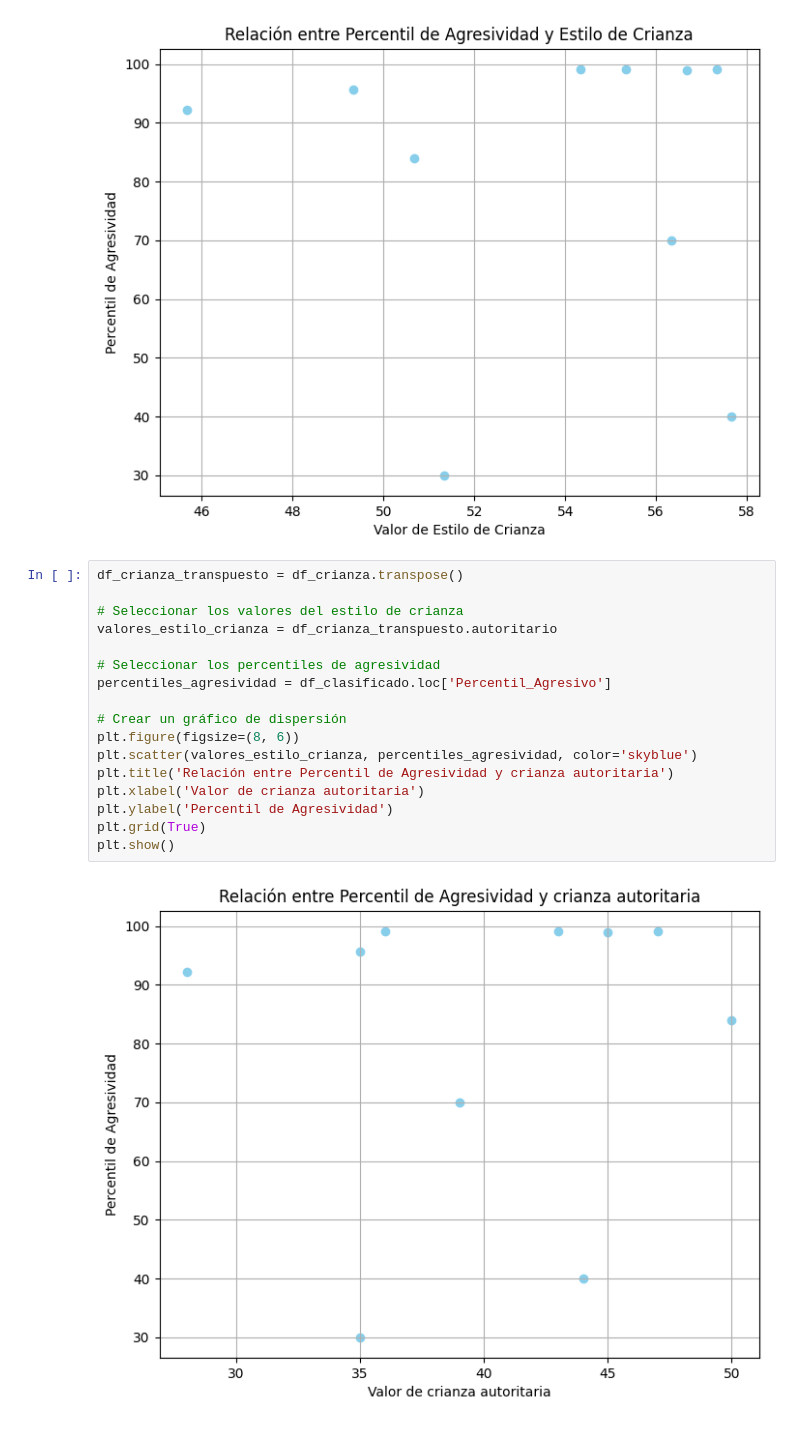
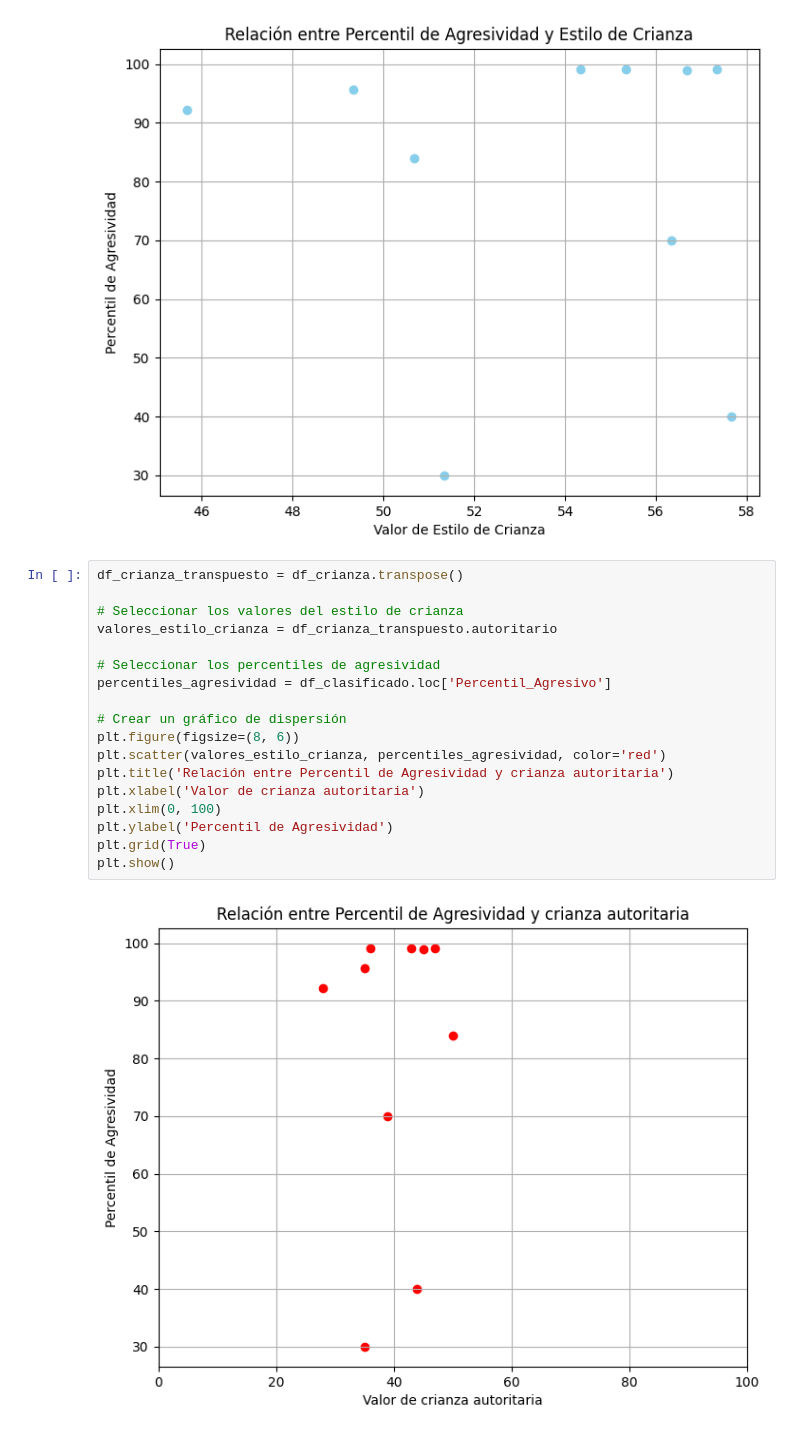
Before and after one commit to EmilDey/raulcabs, a Jupyter notebook: encuestas_CAB.ipynb, the cells around one changed output. Drawn from its saved outputs; the diff is of its cells as text.

Commit message:
colores

```diff
--- a/encuestas_CAB.ipynb
+++ b/encuestas_CAB.ipynb
@@ -455,22 +425,23 @@ plt.show()
 # %%
 df_crianza_transpuesto = df_crianza.transpose()
 
 # Seleccionar los valores del estilo de crianza
 valores_estilo_crianza = df_crianza_transpuesto.autoritario
 
 # Seleccionar los percentiles de agresividad
 percentiles_agresividad = df_clasificado.loc['Percentil_Agresivo']
 
 # Crear un gráfico de dispersión
 plt.figure(figsize=(8, 6))
-plt.scatter(valores_estilo_crianza, percentiles_agresividad, color='skyblue')
+plt.scatter(valores_estilo_crianza, percentiles_agresividad, color='red')
 plt.title('Relación entre Percentil de Agresividad y crianza autoritaria')
 plt.xlabel('Valor de crianza autoritaria')
+plt.xlim(0, 100)
 plt.ylabel('Percentil de Agresividad')
 plt.grid(True)
 plt.show()
 # %% [output]
-[figure, old version]
+[figure, new version]
 # %%
 df_crianza_transpuesto = df_crianza.transpose()
 
```
Also changed, not shown: parts of 5 cells of this notebook.
